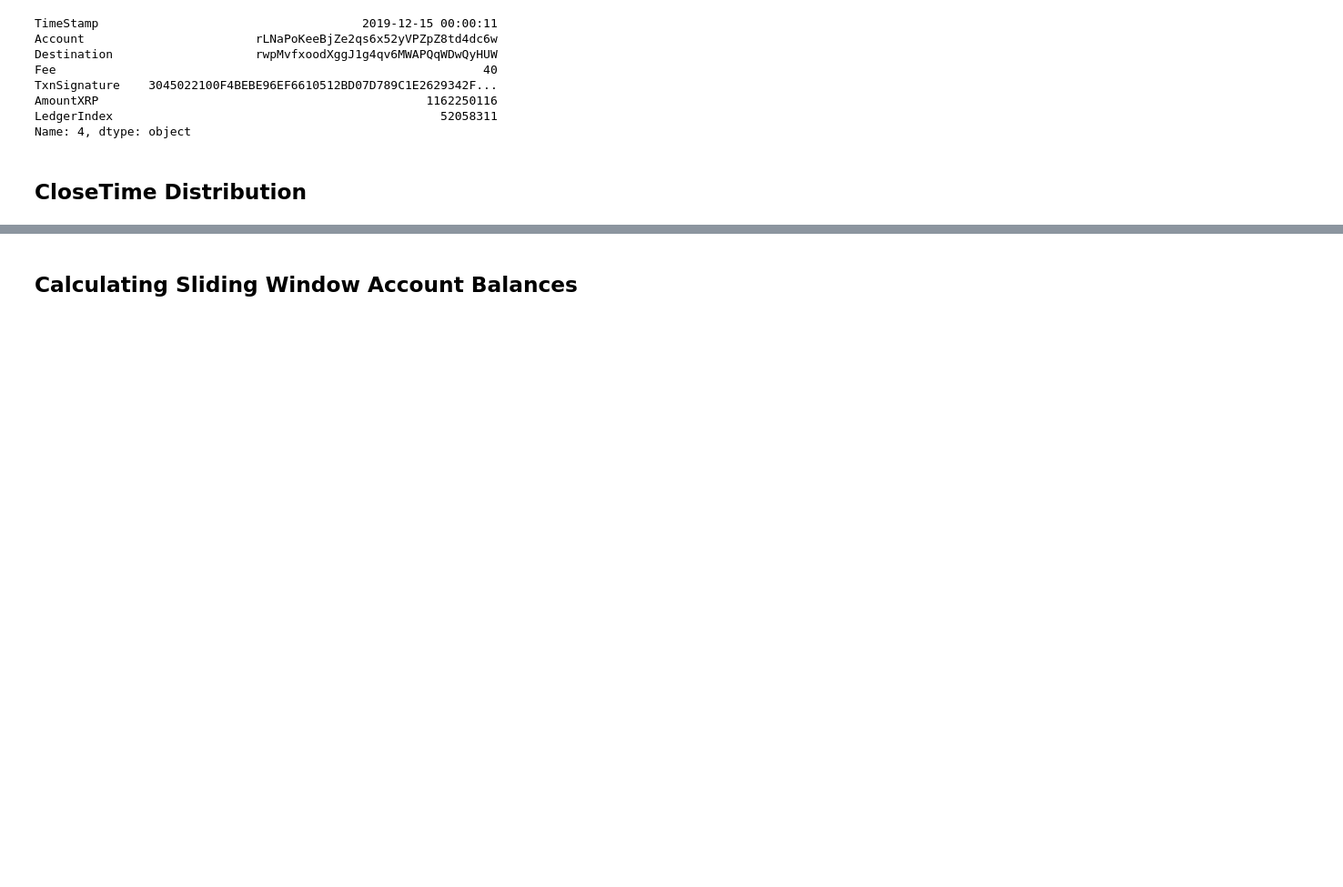
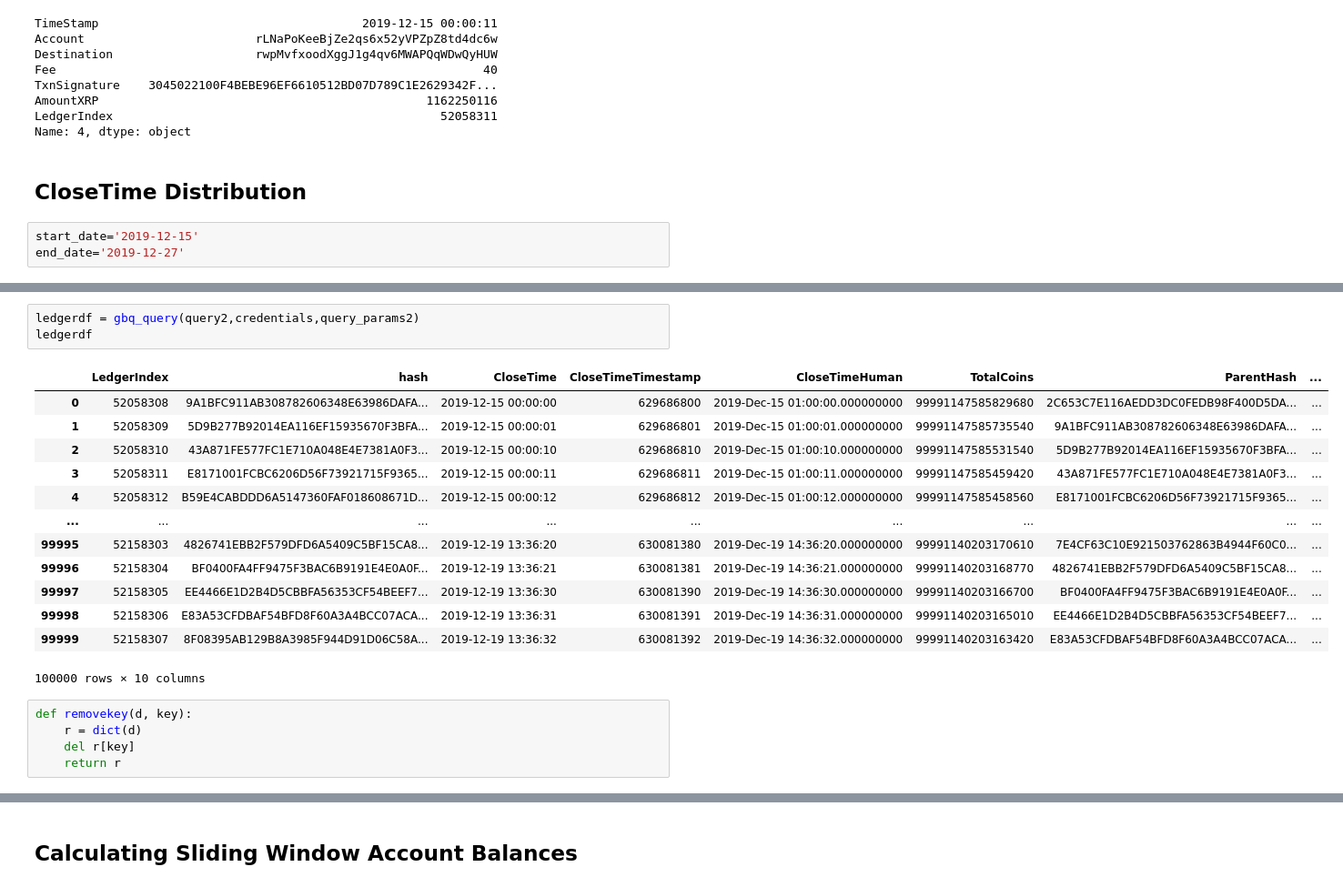
Before and after one commit to ravibhandia/XRPLords, a Jupyter notebook: Test Python/Hello.ipynb, the cells around one changed output, grey strips where cells are left out. Shown: that part at 91% size. Drawn from its saved outputs; the diff is of its cells as text; blank space fills up the shorter version.

```diff
--- a/Test Python/Hello.ipynb
+++ b/Test Python/Hello.ipynb
@@ -132,3 +134,6 @@ LedgerIndex                                              52058311
 Name: 4, dtype: object
 # %% [markdown]
 ## CloseTime Distribution
+# %%
+start_date='2019-12-15'
+end_date='2019-12-27'
@@ -135,2 +156,24 @@ Name: 4, dtype: object
+# %%
+ledgerdf = gbq_query(query2,credentials,query_params2)
+ledgerdf
+# %% [output]
+|  | LedgerIndex | hash | CloseTime | CloseTimeTimestamp | CloseTimeHuman | TotalCoins | ParentHash | ... |
+| 0 | 52058308 | 9A1BFC911AB308782606348E63986DAFA... | 2019-12-15 00:00:00 | 629686800 | 2019-Dec-15 01:00:00.000000000 | 99991147585829680 | 2C653C7E116AEDD3DC0FEDB98F400D5DA... | ... |
+| 1 | 52058309 | 5D9B277B92014EA116EF15935670F3BFA... | 2019-12-15 00:00:01 | 629686801 | 2019-Dec-15 01:00:01.000000000 | 99991147585735540 | 9A1BFC911AB308782606348E63986DAFA... | ... |
+| 2 | 52058310 | 43A871FE577FC1E710A048E4E7381A0F3... | 2019-12-15 00:00:10 | 629686810 | 2019-Dec-15 01:00:10.000000000 | 99991147585531540 | 5D9B277B92014EA116EF15935670F3BFA... | ... |
+| 3 | 52058311 | E8171001FCBC6206D56F73921715F9365... | 2019-12-15 00:00:11 | 629686811 | 2019-Dec-15 01:00:11.000000000 | 99991147585459420 | 43A871FE577FC1E710A048E4E7381A0F3... | ... |
+| 4 | 52058312 | B59E4CABDDD6A5147360FAF018608671D... | 2019-12-15 00:00:12 | 629686812 | 2019-Dec-15 01:00:12.000000000 | 99991147585458560 | E8171001FCBC6206D56F73921715F9365... | ... |
+| ... | ... | ... | ... | ... | ... | ... | ... | ... |
+| 99995 | 52158303 | 4826741EBB2F579DFD6A5409C5BF15CA8... | 2019-12-19 13:36:20 | 630081380 | 2019-Dec-19 14:36:20.000000000 | 99991140203170610 | 7E4CF63C10E921503762863B4944F60C0... | ... |
+| 99996 | 52158304 | BF0400FA4FF9475F3BAC6B9191E4E0A0F... | 2019-12-19 13:36:21 | 630081381 | 2019-Dec-19 14:36:21.000000000 | 99991140203168770 | 4826741EBB2F579DFD6A5409C5BF15CA8... | ... |
+| 99997 | 52158305 | EE4466E1D2B4D5CBBFA56353CF54BEEF7... | 2019-12-19 13:36:30 | 630081390 | 2019-Dec-19 14:36:30.000000000 | 99991140203166700 | BF0400FA4FF9475F3BAC6B9191E4E0A0F... | ... |
+| 99998 | 52158306 | E83A53CFDBAF54BFD8F60A3A4BCC07ACA... | 2019-12-19 13:36:31 | 630081391 | 2019-Dec-19 14:36:31.000000000 | 99991140203165010 | EE4466E1D2B4D5CBBFA56353CF54BEEF7... | ... |
+| 99999 | 52158307 | 8F08395AB129B8A3985F944D91D06C58A... | 2019-12-19 13:36:32 | 630081392 | 2019-Dec-19 14:36:32.000000000 | 99991140203163420 | E83A53CFDBAF54BFD8F60A3A4BCC07ACA... | ... |
+100000 rows × 10 columns
+# %%
+def removekey(d, key):
+    r = dict(d)
+    del r[key]
+    return r
 # %%
 def plotclosetimedist(data):
```
Also changed, not shown: parts of 4 cells of this notebook.
